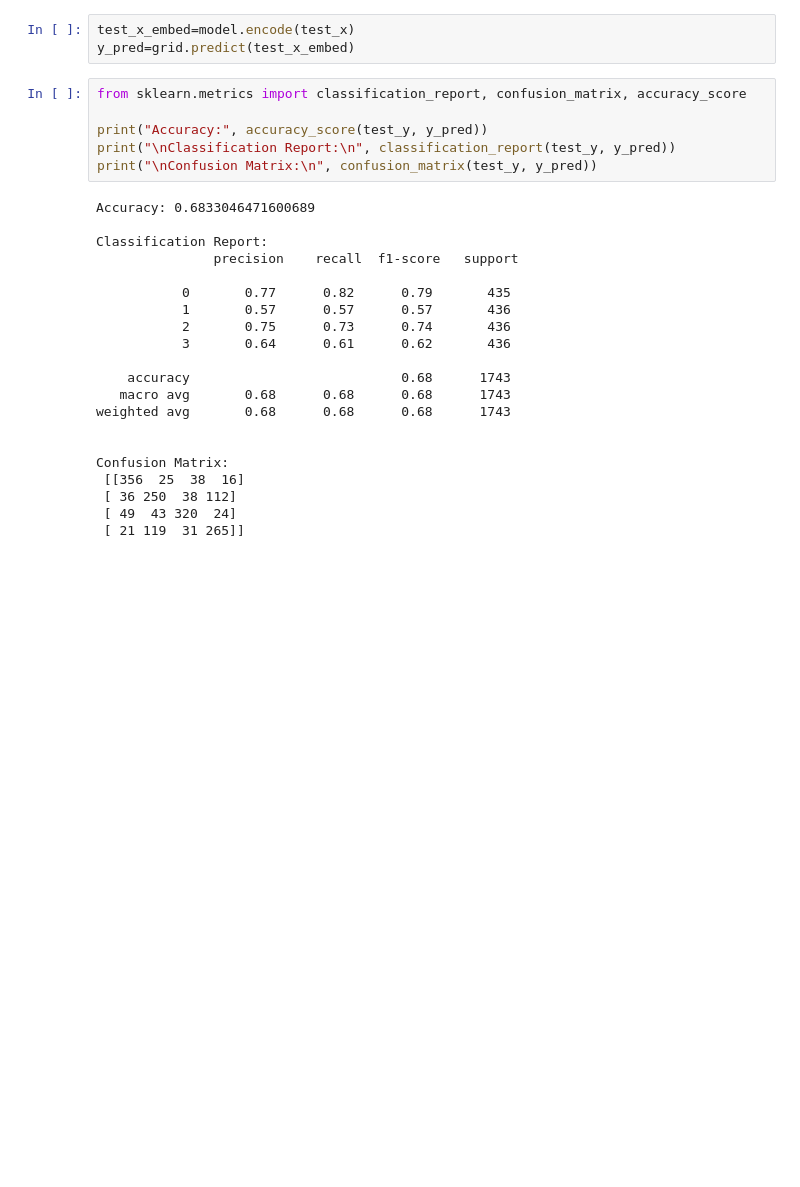
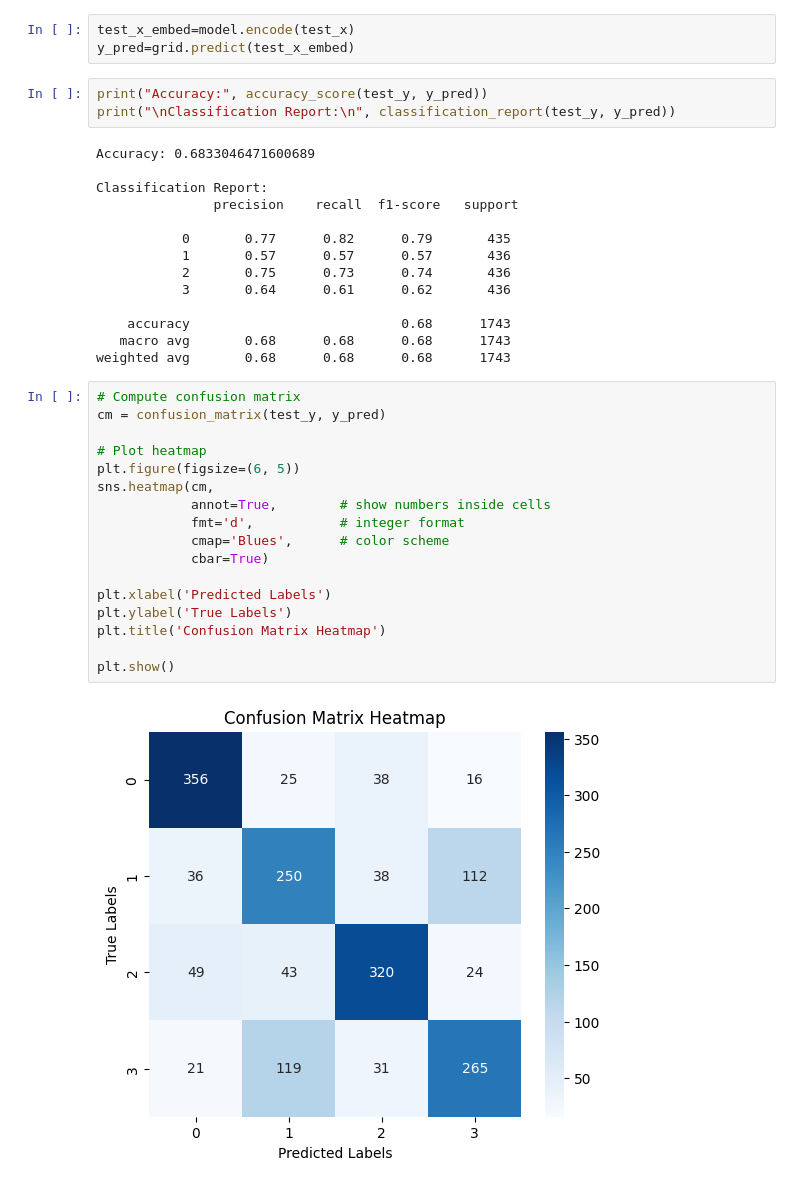
Before and after one commit to tadamaen/DSA4262-Group-Project-Group-2-, a Jupyter notebook: src/model2.ipynb, the cells around one changed output. Cells and saved outputs as stored; diff of their text form; blank space fills up the shorter version.

```diff
--- a/src/model2.ipynb
+++ b/src/model2.ipynb
@@ -140,11 +137,8 @@ Validation score: 0.6847697555002644
 test_x_embed=model.encode(test_x)
 y_pred=grid.predict(test_x_embed)
 # %%
-from sklearn.metrics import classification_report, confusion_matrix, accuracy_score
-
 print("Accuracy:", accuracy_score(test_y, y_pred))
 print("\nClassification Report:\n", classification_report(test_y, y_pred))
-print("\nConfusion Matrix:\n", confusion_matrix(test_y, y_pred))
 # %% [output]
 Accuracy: 0.6833046471600689
 
@@ -159,10 +153,22 @@ Classification Report:
     accuracy                           0.68      1743
    macro avg       0.68      0.68      0.68      1743
 weighted avg       0.68      0.68      0.68      1743
-
-
-Confusion Matrix:
- [[356  25  38  16]
- [ 36 250  38 112]
- [ 49  43 320  24]
- [ 21 119  31 265]]
+# %%
+# Compute confusion matrix
+cm = confusion_matrix(test_y, y_pred)
+
+# Plot heatmap
+plt.figure(figsize=(6, 5))
+sns.heatmap(cm,
+            annot=True,        # show numbers inside cells
+            fmt='d',           # integer format
+            cmap='Blues',      # color scheme
+            cbar=True)
+
+plt.xlabel('Predicted Labels')
+plt.ylabel('True Labels')
+plt.title('Confusion Matrix Heatmap')
+
+plt.show()
+# %% [output]
+[figure, added]
```
Also changed, not shown: parts of 4 cells of this notebook.
